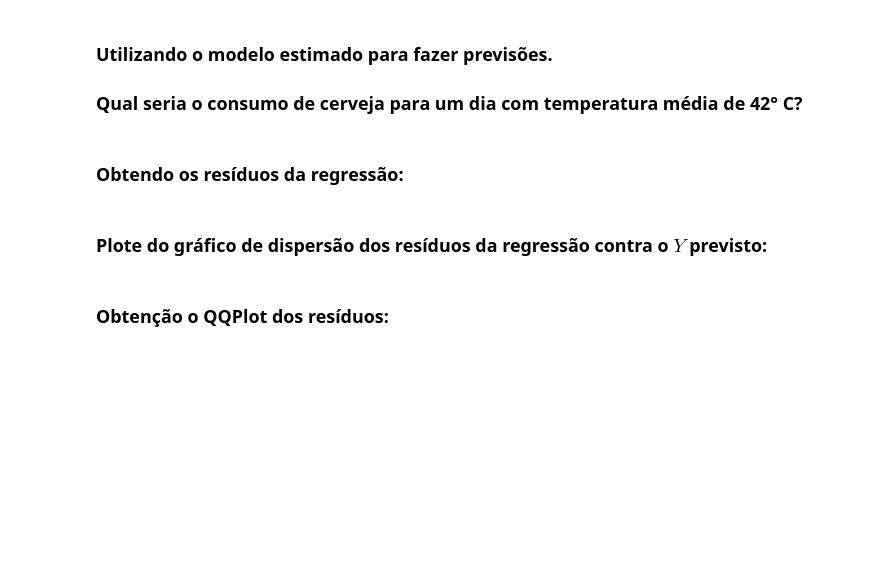
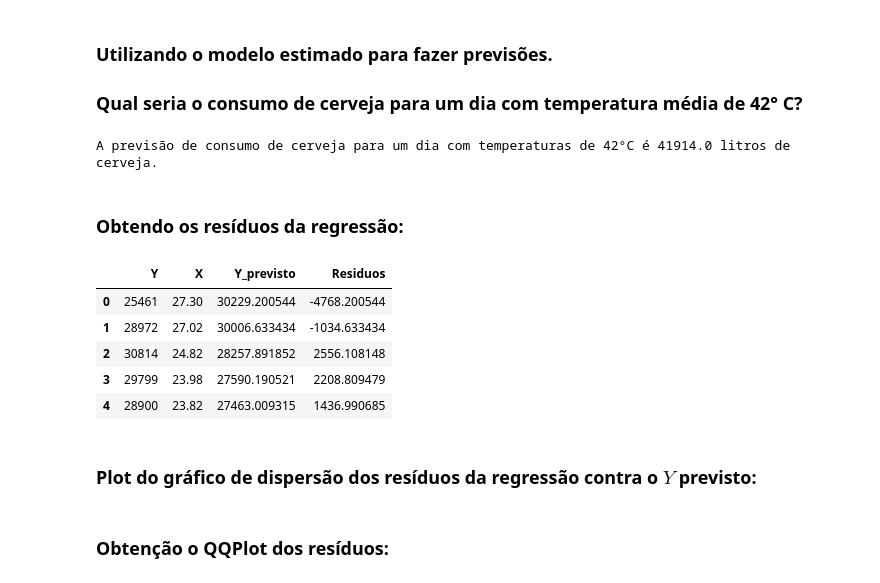
Before and after one commit to silsantos/Data-Science_Projects, a Jupyter notebook: Estatistica/Pratica3_cerveja.ipynb, the cells around one changed output. Saved outputs shown, nothing was run; the diff lists cells and outputs as text; code cells hidden in the pictures; blank space fills up the shorter version.

Commit message:
Estimativa de modelo de regressão e cálculo dos resíduos

```diff
--- a/Estatistica/Pratica3_cerveja.ipynb
+++ b/Estatistica/Pratica3_cerveja.ipynb
@@ -105,6 +107,11 @@ dados.corr()
 # %% [markdown]
 ### Preparação dos dados para estimar um modelo de regressão linear simples
+# %%
+Y = dados['Y']
+X = sm.add_constant(dados['X'])
 # %% [markdown]
 ### Estimação do modelo de regressão linear simples:
+# %%
+regressao_cerveja = sm.OLS(Y,X).fit()
 # %% [markdown]
 ### Visualização do resultado da regressão:
@@ -111,2 +138,7 @@ dados.corr()
 # %% [markdown]
 ### Adicionando a coluna '$Y$_previsto':
+# %%
+# Fazendo a previsão de valores já conhecidos:
+
+dados['Y_previsto'] = regressao_cerveja.predict()
+dados.head()
@@ -113,10 +152,27 @@ dados.corr()
 # %% [markdown]
 ### Utilizando o modelo estimado para fazer previsões.
 ### Qual seria o consumo de cerveja para um dia com temperatura média de 42° C?
+# %%
+previsao_42 = (regressao_cerveja.predict([1,42]))[0].round(0)
+print(f'A previsão de consumo de cerveja para um dia com temperaturas de 42°C é {previsao_42} litros de cerveja.')
+# %% [output]
+A previsão de consumo de cerveja para um dia com temperaturas de 42°C é 41914.0 litros de cerveja.
 # %% [markdown]
 ### Obtendo os resíduos da regressão:
+# %%
+# Criando a coluna 'Resíduos':
+
+dados['Residuos'] = regressao_cerveja.resid
+dados.head()
+# %% [output]
+|  | Y | X | Y_previsto | Residuos |
+| 0 | 25461 | 27.30 | 30229.200544 | -4768.200544 |
+| 1 | 28972 | 27.02 | 30006.633434 | -1034.633434 |
+| 2 | 30814 | 24.82 | 28257.891852 | 2556.108148 |
+| 3 | 29799 | 23.98 | 27590.190521 | 2208.809479 |
+| 4 | 28900 | 23.82 | 27463.009315 | 1436.990685 |
 # %% [markdown]
-### Plote do gráfico de dispersão dos resíduos da regressão contra o $Y$ previsto:
+### Plot do gráfico de dispersão dos resíduos da regressão contra o $Y$ previsto:
 # %% [markdown]
 ### Obtenção o QQPlot dos resíduos:
 # %% [markdown]
```
Also changed, not shown: parts of 3 cells of this notebook.
